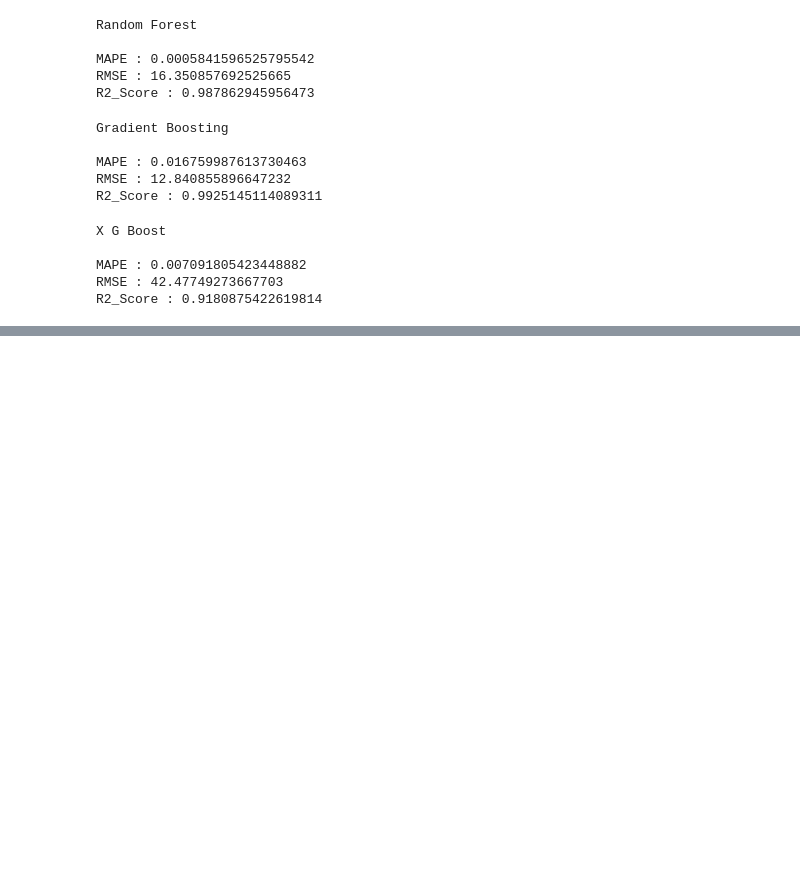
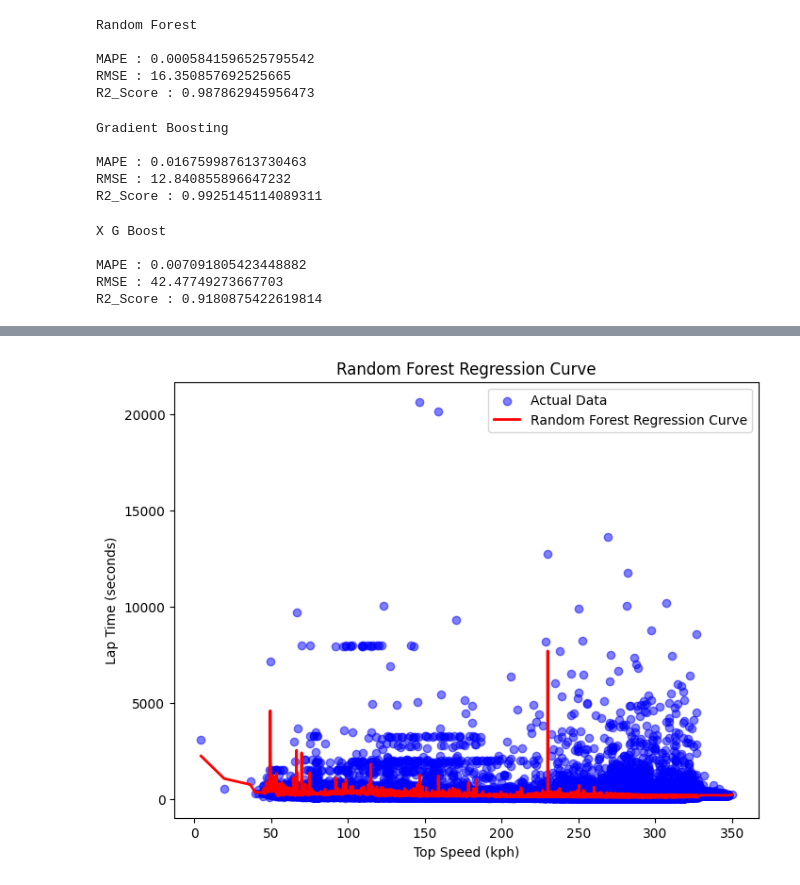
Before and after one commit to JoeVA2020/ML_Projects, a Jupyter notebook: RaceData/laptime.ipynb, the cells around one changed output, grey strips where cells are left out. Drawn from its saved outputs; the diff is of its cells as text; code cells hidden in the pictures; blank space fills up the shorter version.

Commit message:
Laptime prediction model

```diff
--- a/RaceData/laptime.ipynb
+++ b/RaceData/laptime.ipynb
@@ -732,17 +752,23 @@ plt.show()
 # %%
+X = joined_df[['top_speed']]  # Use double brackets to keep it as DataFrame
+y = joined_df['lap_time_s']
+
+# Train the model
 model = RandomForestRegressor(n_estimators=100, random_state=42)
-model.fit(x, y)
+model.fit(X, y)
 
-# Predict
-x_sorted = np.sort(joined_df[['top_speed']], axis=0)  # Sorting for smooth curve
+# Generate Predictions
+x_sorted = np.sort(X, axis=0)  # Sort for smooth curve
 y_pred = model.predict(x_sorted)
 
 # Scatter Plot with Regression Curve
 plt.figure(figsize=(8,6))
 plt.scatter(joined_df['top_speed'], y, color='blue', alpha=0.5, label="Actual Data")
 plt.plot(x_sorted, y_pred, color='red', linewidth=2, label="Random Forest Regression Curve")
 plt.xlabel("Top Speed (kph)")
 plt.ylabel("Lap Time (seconds)")
 plt.title("Random Forest Regression Curve")
 plt.legend()
 plt.show()
+# %% [output]
+[figure, added]
```
Also changed, not shown: parts of 3 cells of this notebook.
